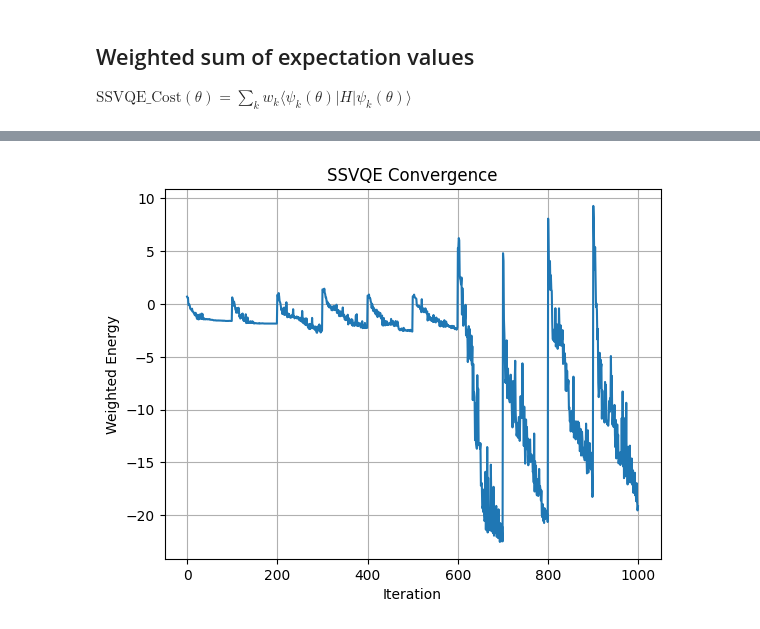
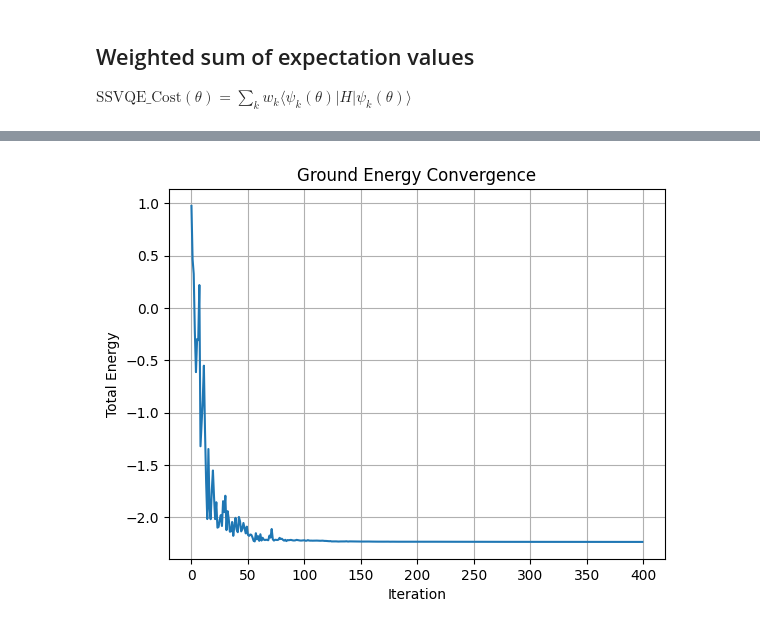
Before and after one commit to kimmmjh/SSVQE_qiskit, a Jupyter notebook: qiskit_ssvqe_test.ipynb, the cells around one changed output, grey strips where cells are left out. Cells and saved outputs as stored; diff of their text form; code cells hidden in the pictures.

```diff
--- a/qiskit_ssvqe_test.ipynb
+++ b/qiskit_ssvqe_test.ipynb
@@ -9,7 +9,7 @@ from qiskit_aer.primitives import EstimatorV2 as AerEstimator
 
 from scipy.optimize import minimize
 # %%
-num_qubits = 4
+num_qubits = 2
 initial_states = []
 
 for k in range(num_qubits):
@@ -52,3 +46,17 @@ cost_history_dict = {
+# %%
+cost_history_dict = {
+    "prev_vector": None,
+    "iters": 0,
+    "total_energy": [],
+    "eigenstates_energies": [[] for _ in range(num_qubits)],
+}
+
+
+def initialize_cost_history_dict():
+    cost_history_dict["prev_vector"] = None
+    cost_history_dict["iters"] = 0
+    cost_history_dict["total_energy"] = []
+    cost_history_dict["eigenstates_energies"] = [[] for _ in range(num_qubits)]
 # %% [markdown]
 ## Weighted sum of expectation values
 $\text{SSVQE\_Cost}(\theta) = \sum_k w_k \langle \psi_k(\theta) | H | \psi_k(\theta) \rangle$
@@ -107,9 +118,9 @@ result = minimize(
 # %%
-plt.plot(cost_history_dict["cost_history"])
+plt.plot(cost_history_dict["eigenstates_energies"][0])
 plt.xlabel("Iteration")
-plt.ylabel("Weighted Energy")
-plt.title("SSVQE Convergence")
+plt.ylabel("Total Energy")
+plt.title("Ground Energy Convergence")
 plt.grid()
 plt.show()
 # %% [output]
-[figure, old version]
+[figure, new version]
```
Also changed, not shown: parts of 8 cells of this notebook, 2 other files.
